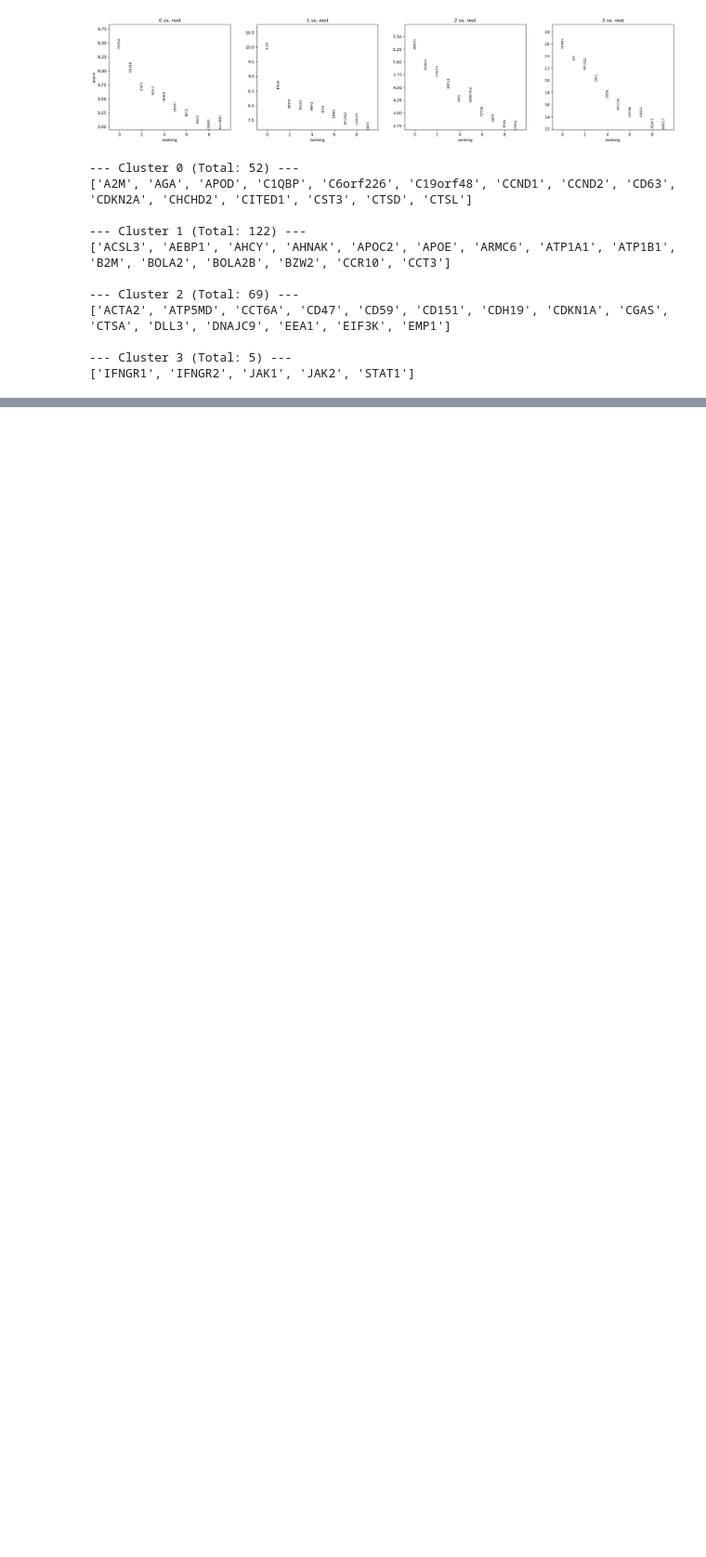
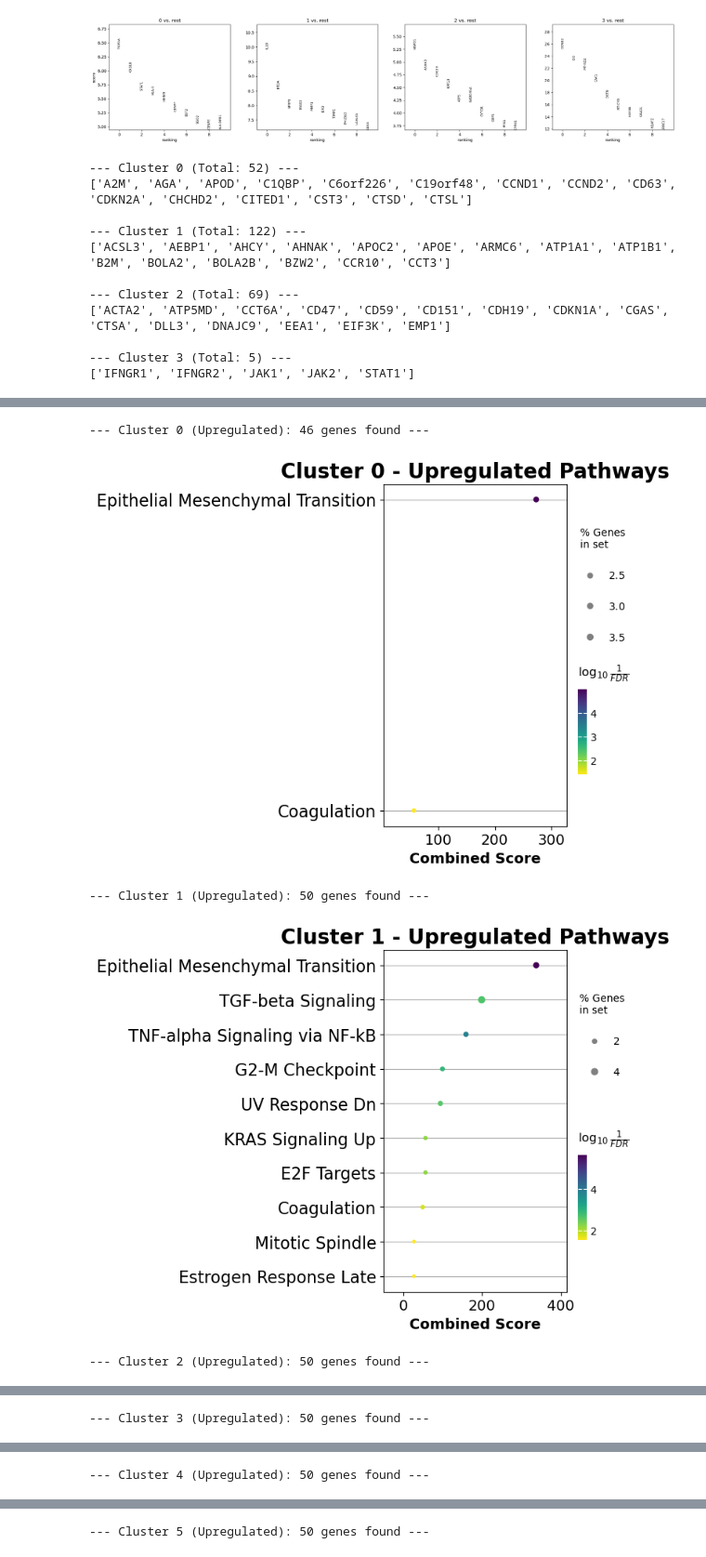
Before and after one commit to tf-kuehn/ml_omics, a Jupyter notebook: Task_2_ae.ipynb, the cells around one changed output, grey strips where cells are left out. Shown at 93% size. Drawn from its saved outputs; the diff is of its cells as text; code cells hidden in the pictures; blank space fills up the shorter version.

```diff
--- a/Task_2_ae.ipynb
+++ b/Task_2_ae.ipynb
@@ -312,0 +403,10 @@ for cluster_id in lfc_co_culture.obs['leiden'].unique():
+# %%
+# IFN-gamma
+pathway_analysis(lfc_IFN_gamma, direction="up")
+pathway_analysis(lfc_IFN_gamma, direction="down")
+# %% [output]
+--- Cluster 0 (Upregulated): 46 genes found ---
+[figure, added]
+--- Cluster 1 (Upregulated): 50 genes found ---
+[figure, added]
+--- Cluster 2 (Upregulated): 50 genes found ---
@@ -312,0 +414 @@ for cluster_id in lfc_co_culture.obs['leiden'].unique():
+--- Cluster 3 (Upregulated): 50 genes found ---
@@ -312,0 +416 @@ for cluster_id in lfc_co_culture.obs['leiden'].unique():
+--- Cluster 4 (Upregulated): 50 genes found ---
@@ -312,0 +418 @@ for cluster_id in lfc_co_culture.obs['leiden'].unique():
+--- Cluster 5 (Upregulated): 50 genes found ---
```
Also changed, not shown: parts of 16 cells of this notebook.
